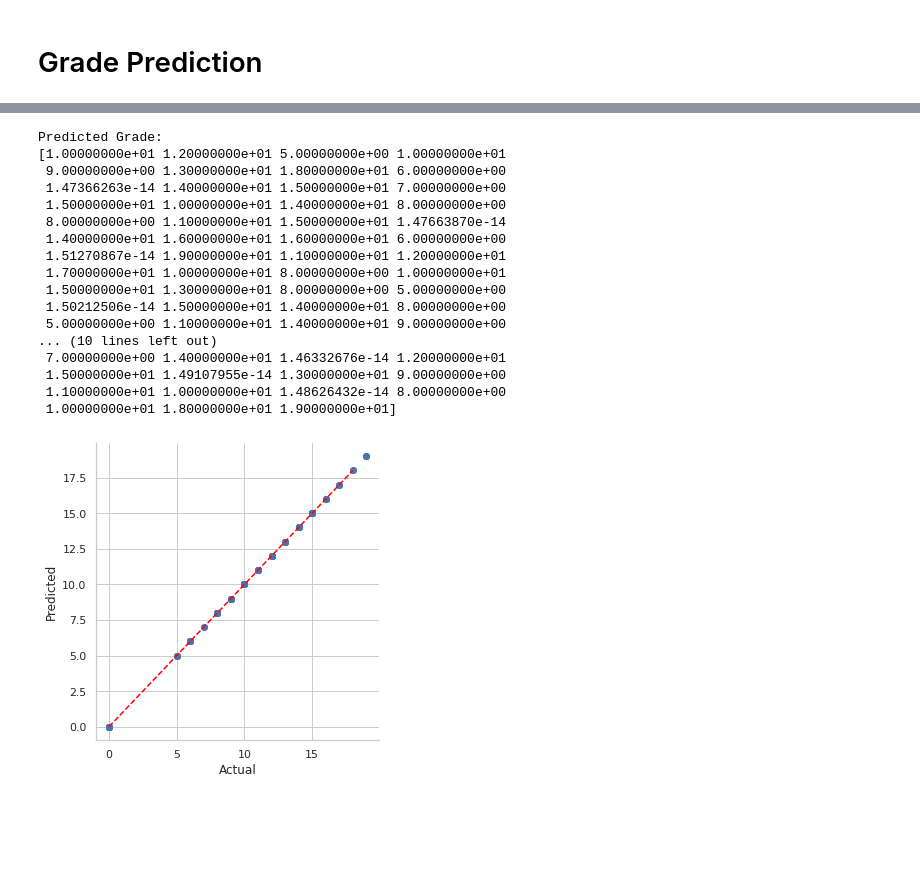
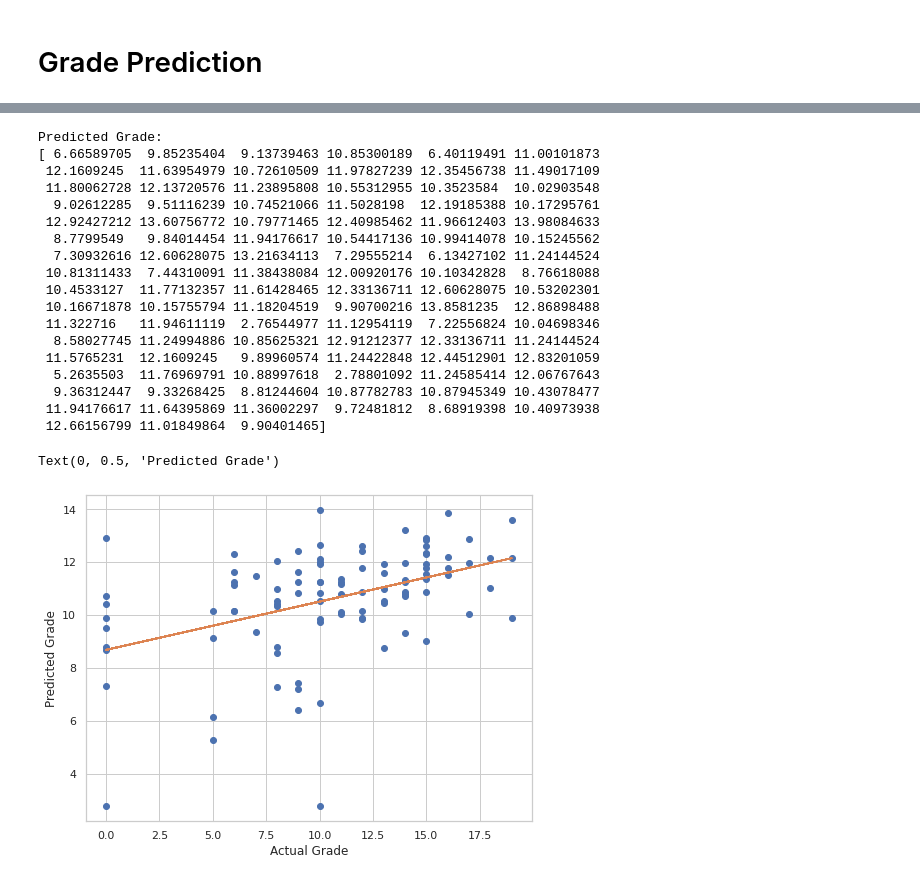
Before and after one commit to gayathrymw/MathematicsProject-1, a Jupyter notebook: Student_Grade_Prediction.ipynb, the cells around one changed output, grey strips where cells are left out. Cells and saved outputs as stored; diff of their text form; code cells hidden in the pictures; blank space fills up the shorter version.

```diff
--- a/Student_Grade_Prediction.ipynb
+++ b/Student_Grade_Prediction.ipynb
@@ -201,23 +263,22 @@ X_train, X_test, y_train, y_test = train_test_split(mat_data, mat_data['G3'], te
 # %%
-lr = LinearRegression()
-model = lr.fit(X_train, y_train)
 predictions = lr.predict(X_test)
 print("Predicted Grade: ",predictions,sep = '\n')
 # %% [output]
 Predicted Grade:
-[1.00000000e+01 1.20000000e+01 5.00000000e+00 1.00000000e+01
- 9.00000000e+00 1.30000000e+01 1.80000000e+01 6.00000000e+00
- 1.47366263e-14 1.40000000e+01 1.50000000e+01 7.00000000e+00
- 1.50000000e+01 1.00000000e+01 1.40000000e+01 8.00000000e+00
- 8.00000000e+00 1.10000000e+01 1.50000000e+01 1.47663870e-14
- 1.40000000e+01 1.60000000e+01 1.60000000e+01 6.00000000e+00
- 1.51270867e-14 1.90000000e+01 1.10000000e+01 1.20000000e+01
- 1.70000000e+01 1.00000000e+01 8.00000000e+00 1.00000000e+01
- 1.50000000e+01 1.30000000e+01 8.00000000e+00 5.00000000e+00
- 1.50212506e-14 1.50000000e+01 1.40000000e+01 8.00000000e+00
- 5.00000000e+00 1.10000000e+01 1.40000000e+01 9.00000000e+00
-... (10 lines left out)
- 7.00000000e+00 1.40000000e+01 1.46332676e-14 1.20000000e+01
- 1.50000000e+01 1.49107955e-14 1.30000000e+01 9.00000000e+00
- 1.10000000e+01 1.00000000e+01 1.48626432e-14 8.00000000e+00
- 1.00000000e+01 1.80000000e+01 1.90000000e+01]
+[ 6.66589705  9.85235404  9.13739463 10.85300189  6.40119491 11.00101873
+ 12.1609245  11.63954979 10.72610509 11.97827239 12.35456738 11.49017109
+ 11.80062728 12.13720576 11.23895808 10.55312955 10.3523584  10.02903548
+  9.02612285  9.51116239 10.74521066 11.5028198  12.19185388 10.17295761
+ 12.92427212 13.60756772 10.79771465 12.40985462 11.96612403 13.98084633
+  8.7799549   9.84014454 11.94176617 10.54417136 10.99414078 10.15245562
+  7.30932616 12.60628075 13.21634113  7.29555214  6.13427102 11.24144524
+ 10.81311433  7.44310091 11.38438084 12.00920176 10.10342828  8.76618088
+ 10.4533127  11.77132357 11.61428465 12.33136711 12.60628075 10.53202301
+ 10.16671878 10.15755794 11.18204519  9.90700216 13.8581235  12.86898488
+ 11.322716   11.94611119  2.76544977 11.12954119  7.22556824 10.04698346
+  8.58027745 11.24994886 10.85625321 12.91212377 12.33136711 11.24144524
+ 11.5765231  12.1609245   9.89960574 11.24422848 12.44512901 12.83201059
+  5.2635503  11.76969791 10.88997618  2.78801092 11.24585414 12.06767643
+  9.36312447  9.33268425  8.81244604 10.87782783 10.87945349 10.43078477
+ 11.94176617 11.64395869 11.36002297  9.72481812  8.68919398 10.40973938
+ 12.66156799 11.01849864  9.90401465]
@@ -226,7 +285,9 @@ df_results = pd.DataFrame({'Actual': y_test, 'Predicted': predictions})
-# %%
-sns.lmplot(x='Actual', y='Predicted', data=df_results, fit_reg=False)
-d_line= np.arange(df_results.min().min(), df_results.max().max())
-plt.plot(d_line, d_line, color='red', linestyle='--')
-plt.show()
-# %% [output]
-[figure, removed]
+# %%
+plt.plot(y_test, predictions, 'o')
+m, b = np.polyfit(y_test,predictions, 1)
+plt.plot(y_test, m*y_test + b)
+plt.xlabel("Actual Grade")
+plt.ylabel("Predicted Grade")
+# %% [output]
+Text(0, 0.5, 'Predicted Grade')
+[figure, added]
```
Also changed, not shown: parts of 18 cells of this notebook.
